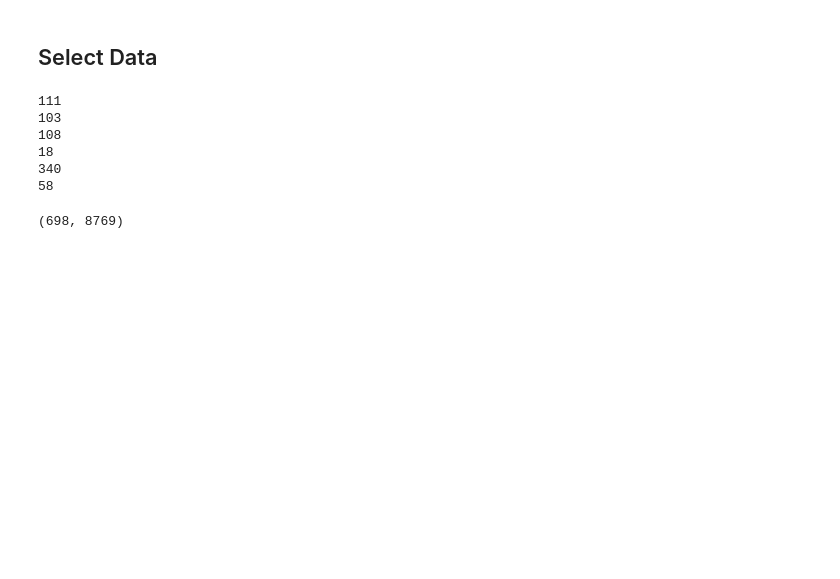
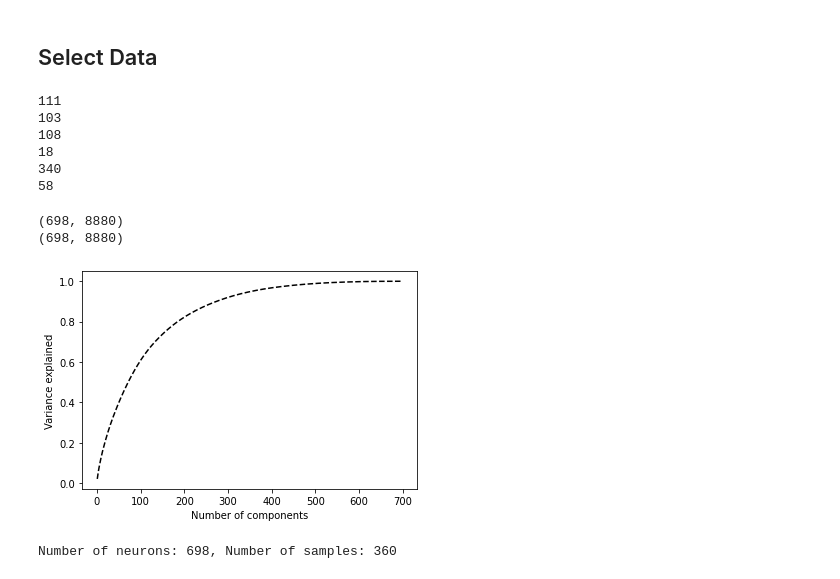
Before and after one commit to kayteeflick/nma_cn_flow_state, a Jupyter notebook: pca.ipynb, the cells around one changed output. Cells and saved outputs as stored; diff of their text form; code cells hidden in the pictures; blank space fills up the shorter version.

Commit message:
trial concat and trial averaged PCA

```diff
--- a/pca.ipynb
+++ b/pca.ipynb
@@ -189,11 +189,13 @@ def trial_result(data):
   ind["left_go"] = np.array(vis_left > vis_right)
   ind["nogo"] = np.logical_and(vis_left == 0, vis_right == 0)
   ind["equal"] = np.logical_and(vis_right >0, vis_right == vis_left)
+  ind["difficulty"] = np.array(abs(vis_left-vis_right))
 
   # right trials by response
   ind["right_cor"] = np.logical_and(response == -1, vis_right > vis_left)
   ind["right_error"] = np.logical_and(response == 1, vis_right > vis_left)
   ind["right_miss"] = np.logical_and(response == 0, vis_right > vis_left)
+  ind["difficulty"] = np.array(vis_right - vis_left)
 
   # left trials by response
   ind["left_cor"] = np.logical_and(response == 1, vis_right < vis_left)
@@ -230,4 +289,35 @@ X = concat_trials(right_trials, 51, 130)
-# %%
-X.shape
-# %% [output]
-(698, 8769)
+# %%
+# structure data for PCA - trial concatenated
+X_long = concat_trials(right_trials, 51, 131)
+print(X_long.shape)
+
+# center and normalize firing rates
+# Xz = z_score(X_long)
+
+# perform PCA
+pca_long = PCA()
+Xz_p_long = pca_long.fit_transform(X_long.T).T
+print(Xz_p_long.shape)
+# plot variance explained
+var_exp_long = np.cumsum(pca_long.explained_variance_ratio_)
+plot_variance_explained(var_exp_long)
+# %% [output]
+(698, 8880)
+(698, 8880)
+[figure, added]
+# %%
+# structure data for PCA - trial averaged
+trial_dif = ind["difficulty"][ind["right_go"]]
+trial_types = np.unique(trial_dif)
+
+trial_averages = []
+for difficulty in trial_types:
+
+  trial_averages.append(np.mean(right_trials[:,np.array(trial_dif == difficulty),41:131], axis = 1))
+
+X_avg = np.hstack(trial_averages)
+
+print(f'Number of neurons: {X_avg.shape[0]}, '
+      f'Number of samples: {X_avg.shape[1]}')
+# %% [output]
+Number of neurons: 698, Number of samples: 360
```
Also changed, not shown: parts of 7 cells of this notebook.
